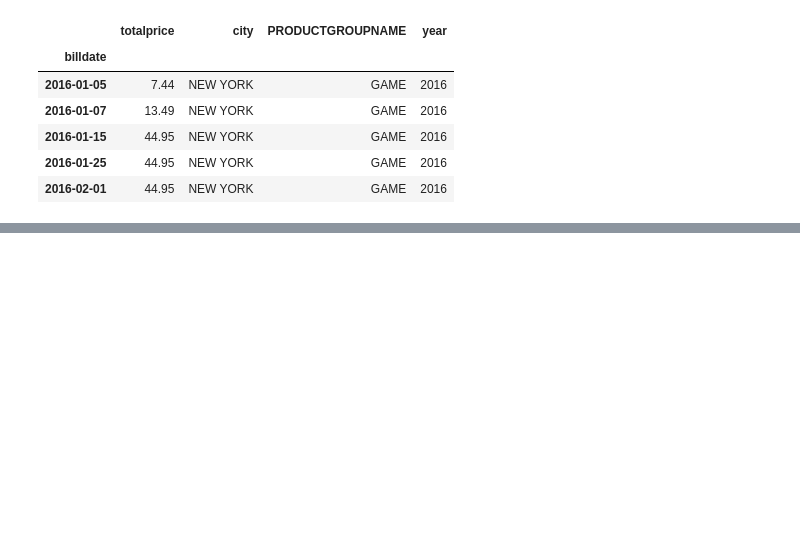
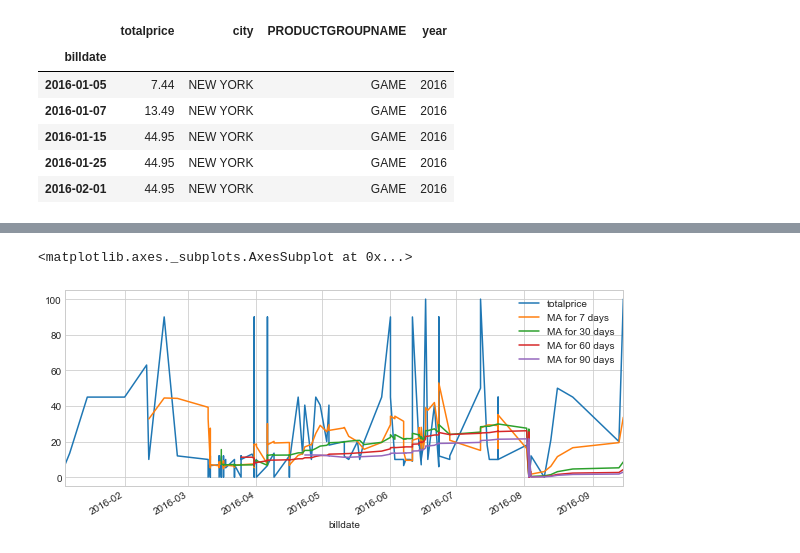
Before and after one commit to MariuszWroc/dataScience, a Jupyter notebook: SQL import.ipynb, the cells around one changed output, grey strips where cells are left out. Drawn from its saved outputs; the diff is of its cells as text; code cells hidden in the pictures; blank space fills up the shorter version.

```diff
--- a/SQL import.ipynb
+++ b/SQL import.ipynb
@@ -189,0 +215,12 @@ gamesDF['totalprice'].plot(legend=True,figsize=(10,4))
+# %%
+# Srednia ruchoma
+movingAvarages = [7,30,60,90]
+
+for avarage in movingAvarages:
+    column_name = "MA for %s days" %(str(avarage))
+    gamesDF[column_name]=gamesDF['totalprice'].rolling(window=avarage).mean()
+# %%
+gamesDF[['totalprice','MA for 7 days','MA for 30 days','MA for 60 days','MA for 90 days']].plot(subplots=False,figsize=(10,4))
+# %% [output]
+<matplotlib.axes._subplots.AxesSubplot at 0x...>
+[figure, added]
```
Also changed, not shown: parts of 5 cells of this notebook.
